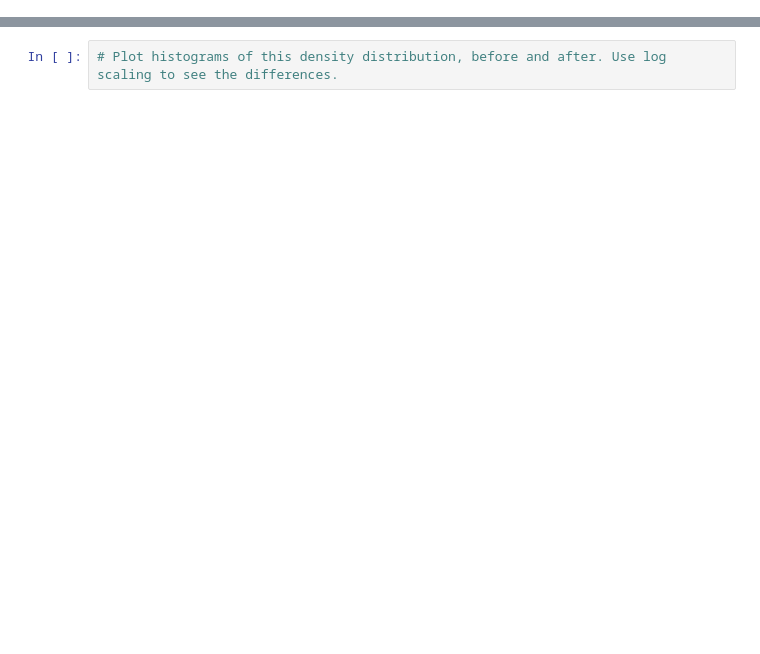
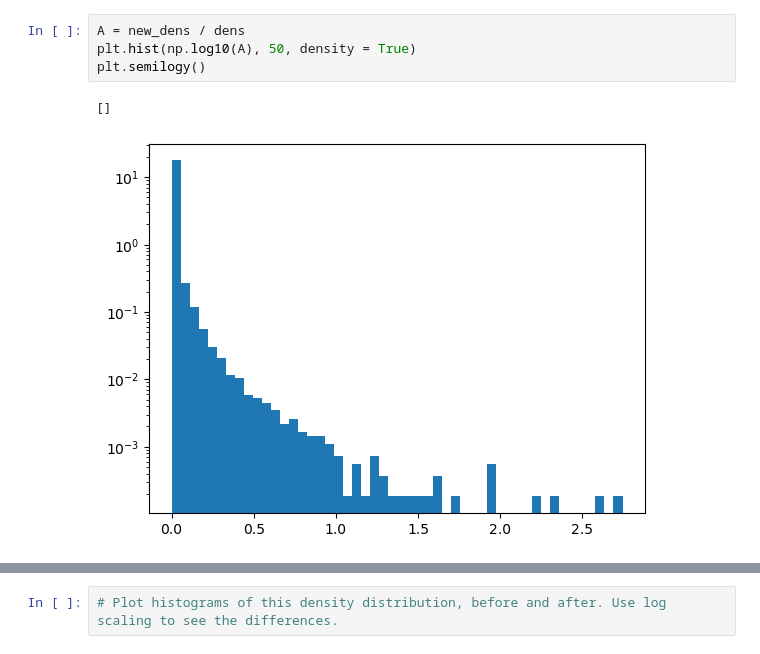
Before and after one commit to shauryagarg145/dark-matter-waves, a Jupyter notebook: densityDiff.ipynb, the cells around one changed output, grey strips where cells are left out. Drawn from its saved outputs; the diff is of its cells as text; blank space fills up the shorter version.

```diff
--- a/densityDiff.ipynb
+++ b/densityDiff.ipynb
@@ -80,3 +136,10 @@ plt.legend()
+# %%
+A = new_dens / dens
+plt.hist(np.log10(A), 50, density = True)
+plt.semilogy()
+# %% [output]
+[]
+[figure, added]
 # %%
 def func(v, vi, t):
     return (v_inf(v, t) - vi).T[:, 0]
```
Also changed, not shown: parts of 16 cells of this notebook, 2 other files.
